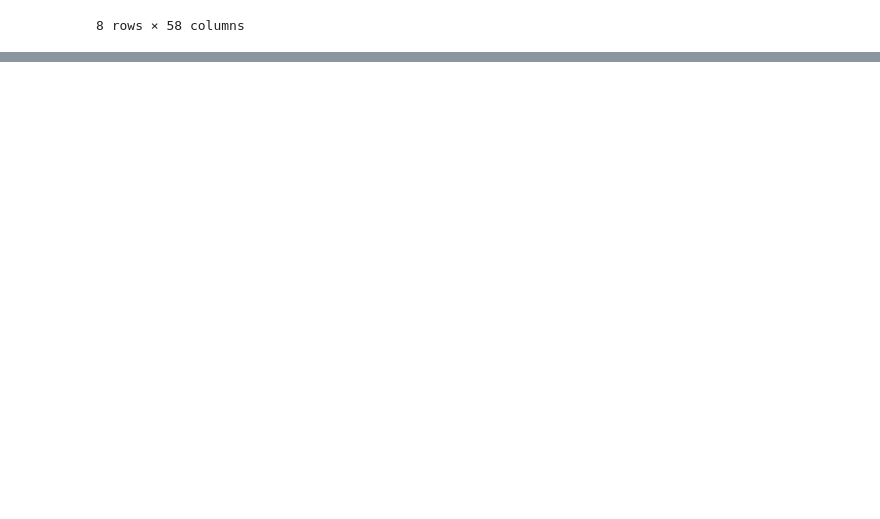
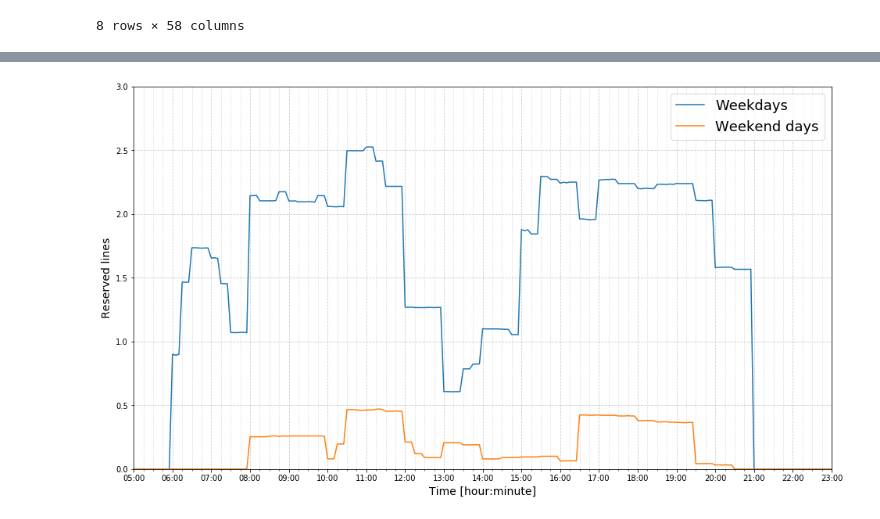
Before and after one commit to lukoucky/swimming_pool_attendance_prediction, a Jupyter notebook: ProjectReport.ipynb, the cells around one changed output, grey strips where cells are left out. Cells and saved outputs as stored; diff of their text form; code cells hidden in the pictures; blank space fills up the shorter version.

```diff
--- a/ProjectReport.ipynb
+++ b/ProjectReport.ipynb
@@ -184,0 +189,6 @@ Average pool attendance is 105
+# %%
+reserved = []
+for column in big_df.columns:
+    if column.startswith('reserved_'):
+        reserved.append(column)
+print(reserved)
@@ -184,0 +197,6 @@ Average pool attendance is 105
+# %%
+big_df['reserved'] = 0
+for column in reserved:
+    big_df['reserved'] += big_df[column]
+big_df.drop(reserved, axis=1,inplace=True)
+print(big_df.columns)
@@ -184,0 +221,32 @@ Average pool attendance is 105
+# %%
+ds = DaysStatistics()
+n_weekday = [0]*288
+sums_weekday = [0]*288
+n_weekend = [0]*288
+sums_weekend = [0]*288
+
+for index, row in big_df.iterrows():
+    day_id = ds.get_list_id(row['hour'], row['minute'])
+    if row['day_of_week'] < 5:
+        sums_weekday[day_id] += int(row['lines_reserved'])
+        n_weekday[day_id] += 1
+    else:
+        sums_weekend[day_id] += int(row['lines_reserved'])
+        n_weekend[day_id] += 1
+
+avg_weekday = [0]*288
+avg_weekend = [0]*288
+for i in range(288):
+    if sums_weekday[i] > 0:
+        avg_weekday[i] = sums_weekday[i]/n_weekday[i]
+    if sums_weekend[i] > 0:
+        avg_weekend[i] = sums_weekend[i]/n_weekend[i]
+# %%
+ax = prepare_plot((16,9), None, 3, no_y_change=True)
+ax.plot(y, avg_weekday, label='Weekdays')
+ax.plot(y, avg_weekend, label='Weekend days')
+ax.set_ylabel('Reserved lines', fontsize=14)
+ax.legend(prop={'size': 18})
+plt.savefig('avg_lines.png', dpi=300, bbox_inches='tight')
+# %% [output]
+[figure, added]
```
Also changed, not shown: parts of 8 cells of this notebook.
